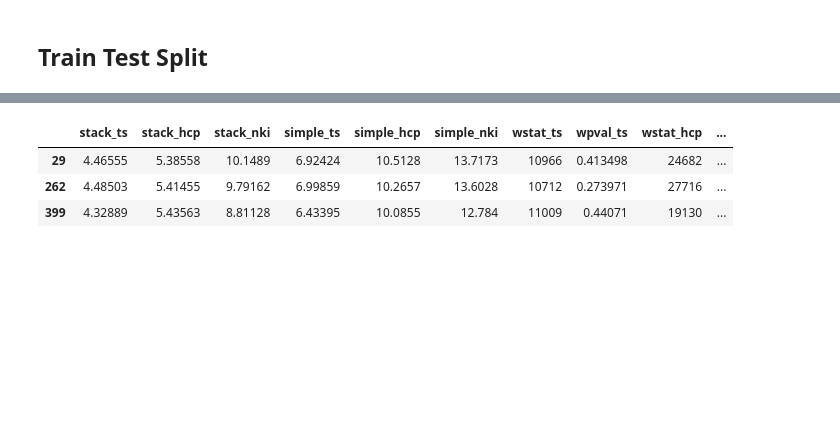
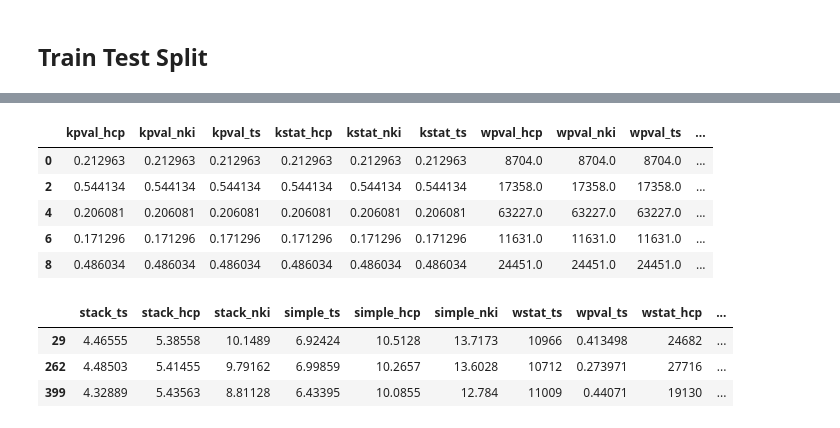
Before and after one commit to niniko1997/NNDSP, a Jupyter notebook: anal/analysis_notebooks/machine_learning.ipynb, the cells around one changed output, grey strips where cells are left out. Saved outputs shown, nothing was run; the diff lists cells and outputs as text; code cells hidden in the pictures; blank space fills up the shorter version.

```diff
--- a/anal/analysis_notebooks/machine_learning.ipynb
+++ b/anal/analysis_notebooks/machine_learning.ipynb
@@ -1016,0 +1035,9 @@ df_tt_split.head()
+# %%
+huge_it[huge_it.kpval_ts > 0.05].head()
+# %% [output]
+|  | kpval_hcp | kpval_nki | kpval_ts | kstat_hcp | kstat_nki | kstat_ts | wpval_hcp | wpval_nki | wpval_ts | ... |
+| 0 | 0.212963 | 0.212963 | 0.212963 | 0.212963 | 0.212963 | 0.212963 | 8704.0 | 8704.0 | 8704.0 | ... |
+| 2 | 0.544134 | 0.544134 | 0.544134 | 0.544134 | 0.544134 | 0.544134 | 17358.0 | 17358.0 | 17358.0 | ... |
+| 4 | 0.206081 | 0.206081 | 0.206081 | 0.206081 | 0.206081 | 0.206081 | 63227.0 | 63227.0 | 63227.0 | ... |
+| 6 | 0.171296 | 0.171296 | 0.171296 | 0.171296 | 0.171296 | 0.171296 | 11631.0 | 11631.0 | 11631.0 | ... |
+| 8 | 0.486034 | 0.486034 | 0.486034 | 0.486034 | 0.486034 | 0.486034 | 24451.0 | 24451.0 | 24451.0 | ... |
```
Also changed, not shown: parts of 9 cells of this notebook, 4 other files.
